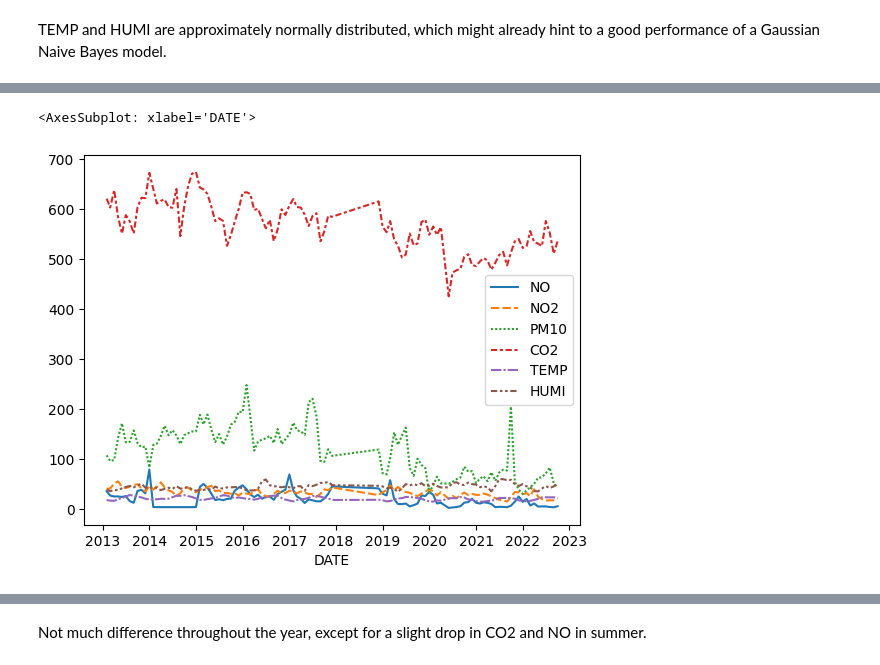
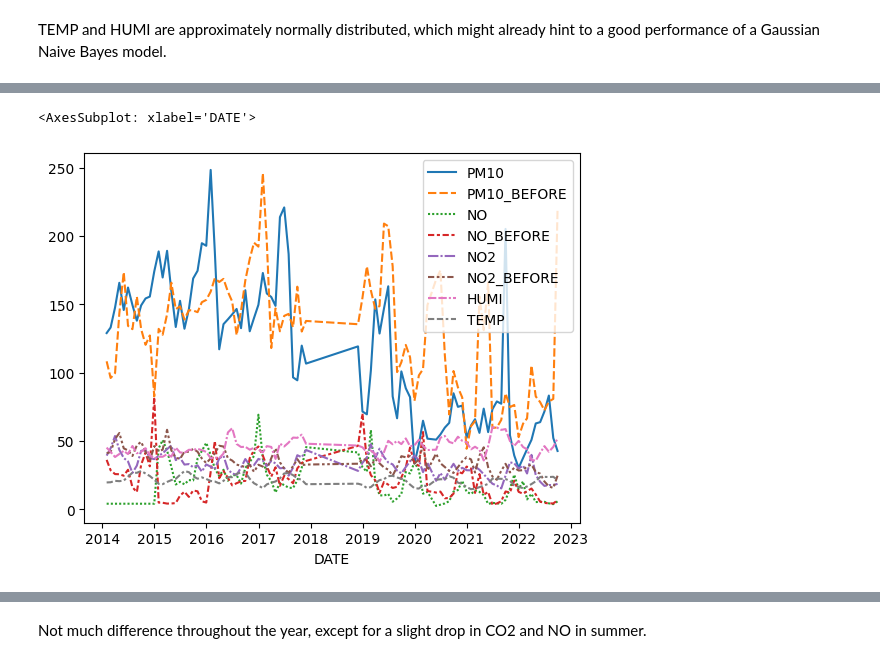
Before and after one commit to AdvancedGroupBootcamp/amelie_schneider, a Jupyter notebook: subway/eda_subway.ipynb, the cells around one changed output, grey strips where cells are left out. Saved outputs shown, nothing was run; the diff lists cells and outputs as text; code cells hidden in the pictures.

```diff
--- a/subway/eda_subway.ipynb
+++ b/subway/eda_subway.ipynb
@@ -65,8 +60,8 @@ monthly_data.head()
 # %%
-sns.lineplot(data=monthly_data)
+sns.lineplot(data=monthly_data[['PM10', 'PM10_BEFORE','NO','NO_BEFORE','NO2','NO2_BEFORE','HUMI','TEMP']])
 # %% [output]
 <AxesSubplot: xlabel='DATE'>
-[figure, old version]
+[figure, new version]
 # %%
 monthly_data_combined = monthly_data.groupby(monthly_data.index.month).mean()
 monthly_data_combined.head()
```
Also changed, not shown: parts of 19 cells of this notebook, 3 other files.
